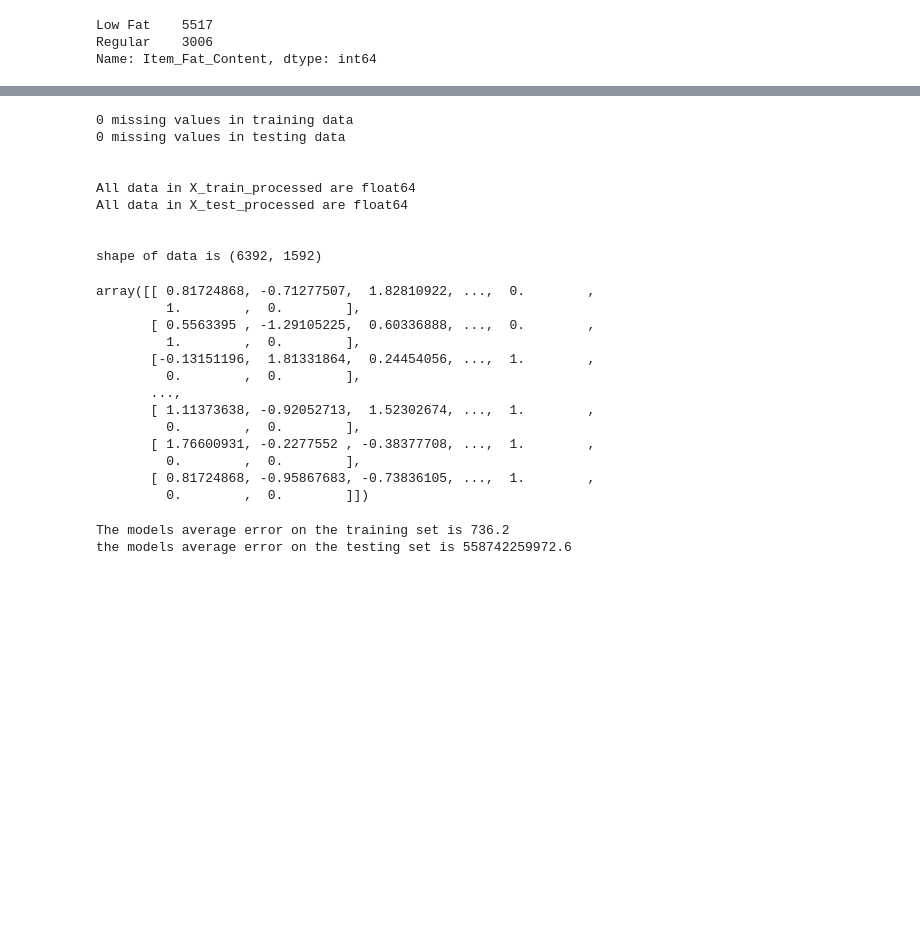
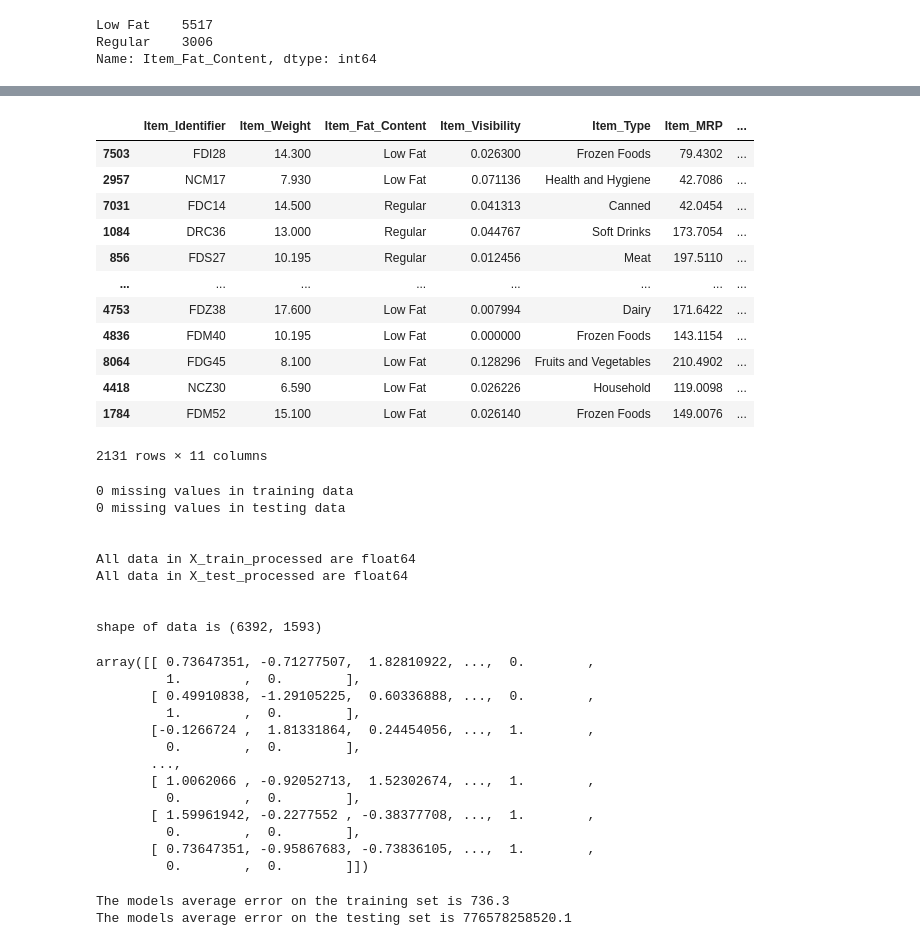
Before and after one commit to dmburns1729/Sales-Predictions, a Jupyter notebook: Project_1_Part_5_(Core).ipynb, the cells around one changed output, grey strips where cells are left out. Saved outputs shown, nothing was run; the diff lists cells and outputs as text; code cells hidden in the pictures; blank space fills up the shorter version.

```diff
--- a/Project_1_Part_5_(Core).ipynb
+++ b/Project_1_Part_5_(Core).ipynb
@@ -127,10 +169,29 @@ X_train, X_test, y_train, y_test = train_test_split(X, y,
+# %%
+X_test
+# %% [output]
+|  | Item_Identifier | Item_Weight | Item_Fat_Content | Item_Visibility | Item_Type | Item_MRP | ... |
+| 7503 | FDI28 | 14.300 | Low Fat | 0.026300 | Frozen Foods | 79.4302 | ... |
+| 2957 | NCM17 | 7.930 | Low Fat | 0.071136 | Health and Hygiene | 42.7086 | ... |
+| 7031 | FDC14 | 14.500 | Regular | 0.041313 | Canned | 42.0454 | ... |
+| 1084 | DRC36 | 13.000 | Regular | 0.044767 | Soft Drinks | 173.7054 | ... |
+| 856 | FDS27 | 10.195 | Regular | 0.012456 | Meat | 197.5110 | ... |
+| ... | ... | ... | ... | ... | ... | ... | ... |
+| 4753 | FDZ38 | 17.600 | Low Fat | 0.007994 | Dairy | 171.6422 | ... |
+| 4836 | FDM40 | 10.195 | Low Fat | 0.000000 | Frozen Foods | 143.1154 | ... |
+| 8064 | FDG45 | 8.100 | Low Fat | 0.128296 | Fruits and Vegetables | 210.4902 | ... |
+| 4418 | NCZ30 | 6.590 | Low Fat | 0.026226 | Household | 119.0098 | ... |
+| 1784 | FDM52 | 15.100 | Low Fat | 0.026140 | Frozen Foods | 149.0076 | ... |
+2131 rows × 11 columns
 # %%
 #instantiate the StandardScaler, OneHotEncoder, and Imputers
 scaler = StandardScaler()
 ohe = OneHotEncoder(sparse=False, handle_unknown='ignore')
 
 mean_imputer = SimpleImputer(strategy='mean')
-freq_imputer = SimpleImputer(strategy='most_frequent')
+freq_imputer = SimpleImputer(strategy='constant', fill_value='Missing')
+# I am using "Missing" as the fill value since I don't want to dirty the data
+# for actual values
+
 # Setup the pipelines for the numeric and categorical data
 
 num_pipeline = make_pipeline(mean_imputer, scaler)
@@ -177,19 +238,19 @@ All data in X_train_processed are float64
 All data in X_test_processed are float64
 
 
-shape of data is (6392, 1592)
+shape of data is (6392, 1593)
-array([[ 0.81724868, -0.71277507,  1.82810922, ...,  0.        ,
+array([[ 0.73647351, -0.71277507,  1.82810922, ...,  0.        ,
          1.        ,  0.        ],
-       [ 0.5563395 , -1.29105225,  0.60336888, ...,  0.        ,
+       [ 0.49910838, -1.29105225,  0.60336888, ...,  0.        ,
          1.        ,  0.        ],
-       [-0.13151196,  1.81331864,  0.24454056, ...,  1.        ,
+       [-0.1266724 ,  1.81331864,  0.24454056, ...,  1.        ,
          0.        ,  0.        ],
        ...,
-       [ 1.11373638, -0.92052713,  1.52302674, ...,  1.        ,
+       [ 1.0062066 , -0.92052713,  1.52302674, ...,  1.        ,
          0.        ,  0.        ],
-       [ 1.76600931, -0.2277552 , -0.38377708, ...,  1.        ,
+       [ 1.59961942, -0.2277552 , -0.38377708, ...,  1.        ,
          0.        ,  0.        ],
-       [ 0.81724868, -0.95867683, -0.73836105, ...,  1.        ,
+       [ 0.73647351, -0.95867683, -0.73836105, ...,  1.        ,
          0.        ,  0.        ]])
 # %%
 #  Bonus for kicks!  Please don't grade
@@ -208,8 +269,8 @@ train_error = round(mean_absolute_error(y_train, train_predictions),1)
 test_error = round(mean_absolute_error(y_test, test_predictions),1)
 
 print(f'The models average error on the training set is {train_error}')
-print(f'the models average error on the testing set is {test_error}')
+print(f'The models average error on the testing set is {test_error}')
 # %% [output]
-The models average error on the training set is 736.2
-the models average error on the testing set is 558742259972.6
+The models average error on the training set is 736.3
+The models average error on the testing set is 776578258520.1
 # %%
```
Also changed, not shown: parts of 9 cells of this notebook.
